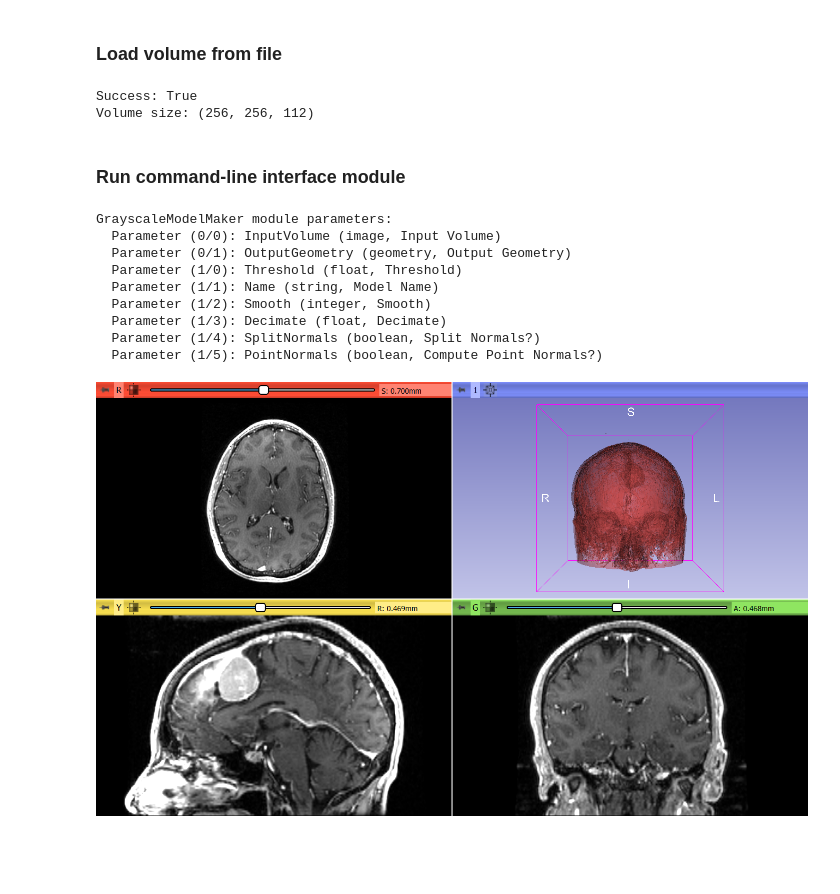
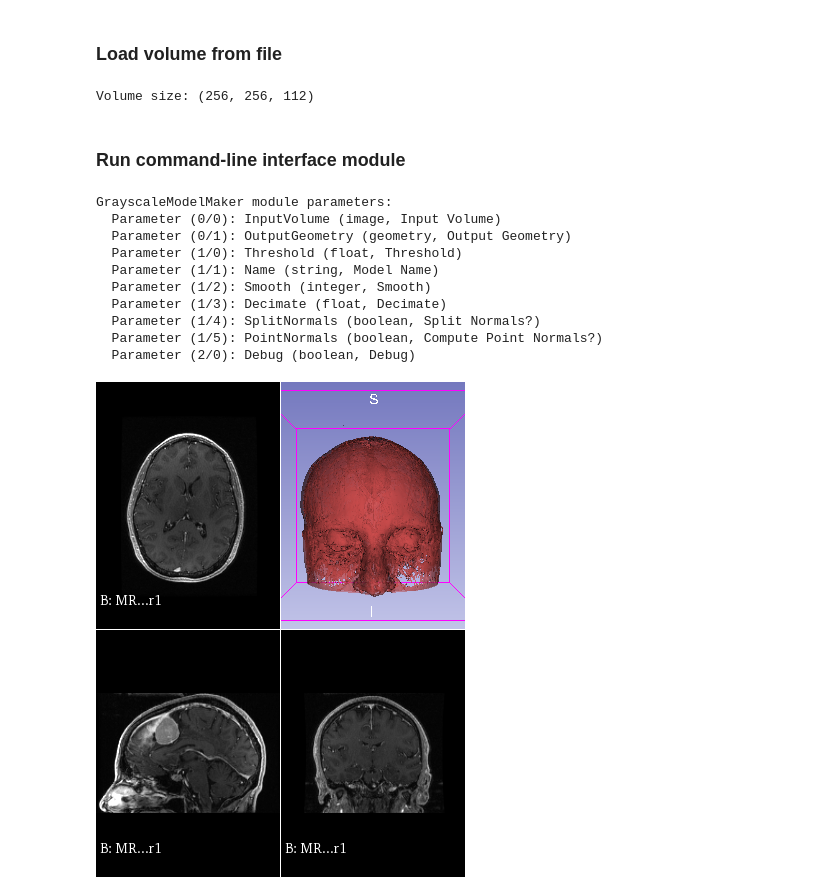
Before and after one commit to Slicer/SlicerNotebooks, a Jupyter notebook: 01_Data_Loading_and_Visualization.ipynb, the cells around one changed output. Cells and saved outputs as stored; diff of their text form; code cells hidden in the pictures; blank space fills up the shorter version.

```diff
--- a/01_Data_Loading_and_Visualization.ipynb
+++ b/01_Data_Loading_and_Visualization.ipynb
@@ -98,11 +101,9 @@ Write outputs/Capture-SliceSweep\image_00029.png
 slicer.mrmlScene.Clear(False)
 
 # When loading a volume from file, it is recommended to set returnNode=True to retrieve the loaded volume node.
-[success, volume] = slicer.util.loadVolume('data/MRBrainTumor1.nrrd', returnNode=True)
-print("Success: {0}".format(success))
+volume = slicer.util.loadVolume('data/MRBrainTumor1.nrrd')
 print("Volume size: {0}".format(volume.GetImageData().GetDimensions()))
 # %% [output]
-Success: True
 Volume size: (256, 256, 112)
 # %% [markdown]
 ### Run command-line interface module
@@ -111,12 +112,12 @@ Volume size: (256, 256, 112)
 cliModule = slicer.modules.grayscalemodelmaker
 print('{0} module parameters:'.format(cliModule.name))
 n = cliModule.cliModuleLogic().CreateNode()
-for groupIndex in xrange(0,n.GetNumberOfParameterGroups()):
-    for parameterIndex in xrange(0,n.GetNumberOfParametersInGroup(groupIndex)):
-        print '  Parameter ({0}/{1}): {2} ({3}, {4})'.format(groupIndex, parameterIndex,
+for groupIndex in range(0,n.GetNumberOfParameterGroups()):
+    for parameterIndex in range(0,n.GetNumberOfParametersInGroup(groupIndex)):
+        print('  Parameter ({0}/{1}): {2} ({3}, {4})'.format(groupIndex, parameterIndex,
             n.GetParameterName(groupIndex, parameterIndex),
             n.GetParameterTag(groupIndex, parameterIndex),
-            n.GetParameterLabel(groupIndex, parameterIndex))
+            n.GetParameterLabel(groupIndex, parameterIndex)))
 # %% [output]
 GrayscaleModelMaker module parameters:
   Parameter (0/0): InputVolume (image, Input Volume)
@@ -127,6 +128,7 @@ GrayscaleModelMaker module parameters:
   Parameter (1/3): Decimate (float, Decimate)
   Parameter (1/4): SplitNormals (boolean, Split Normals?)
   Parameter (1/5): PointNormals (boolean, Compute Point Normals?)
+  Parameter (2/0): Debug (boolean, Debug)
 # %%
 # Create model by simple thresholding
 parameters = {}
@@ -141,11 +143,11 @@ slicer.app.layoutManager().setLayout(slicer.vtkMRMLLayoutNode.SlicerLayoutOneUp3
 # %%
 # Display model as a colored semi-transparent surface
 displayNode = outModel.GetDisplayNode()
 displayNode.SetColor(0.8, 0.3, 0.3)
 displayNode.SetOpacity(0.5)
 slicer.app.layoutManager().setLayout(slicer.vtkMRMLLayoutNode.SlicerLayoutFourUpView)
-display()
+slicer.nb.displayViews()
 # %% [output]
-[figure, old version]
+[figure, new version]
 # %% [markdown]
 #### Run this example in your browser using Binder: [![Binder](https://mybinder.org/badge.svg)](https://mybinder.org/v2/gh/slicer/SlicerNotebooks/master?filepath=01_Data_Loading_and_Visualization.ipynb)
```
Also changed, not shown: parts of 4 cells of this notebook.
